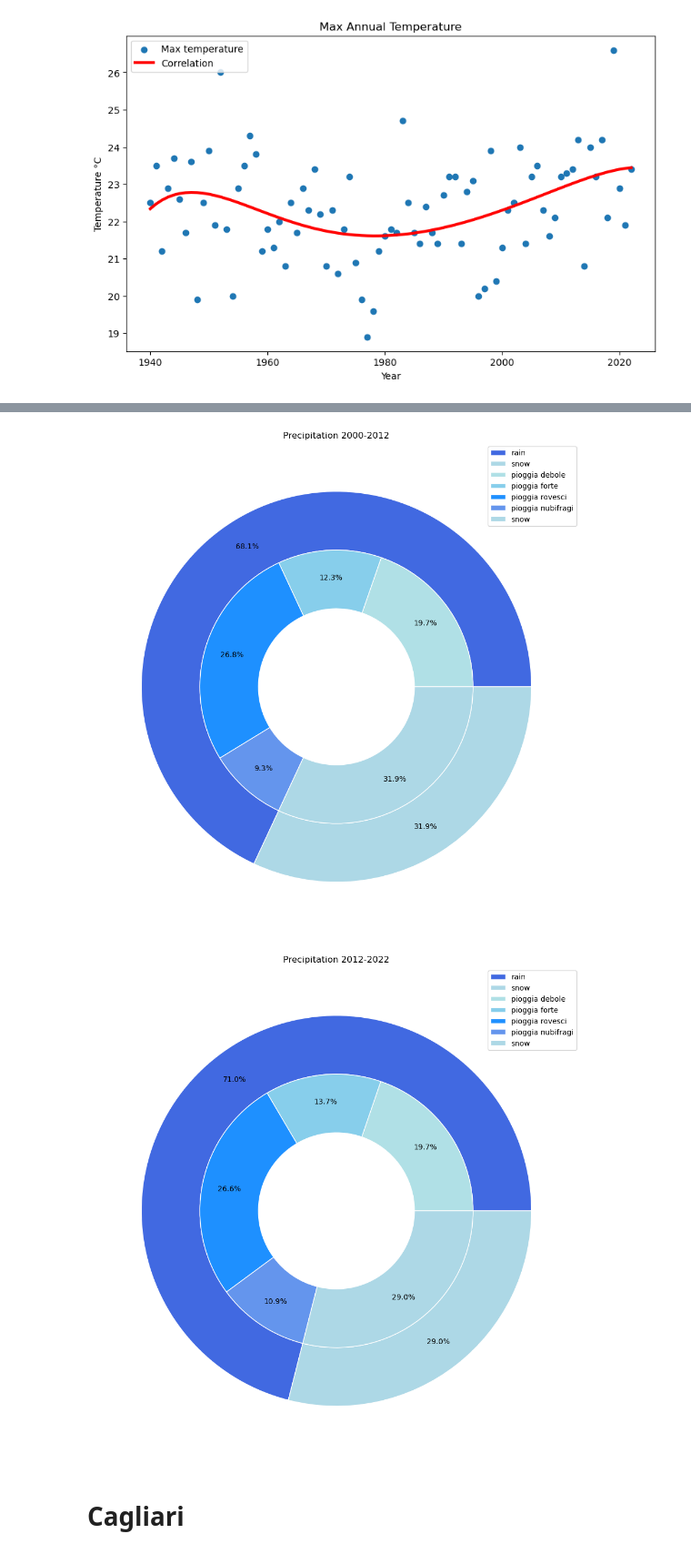
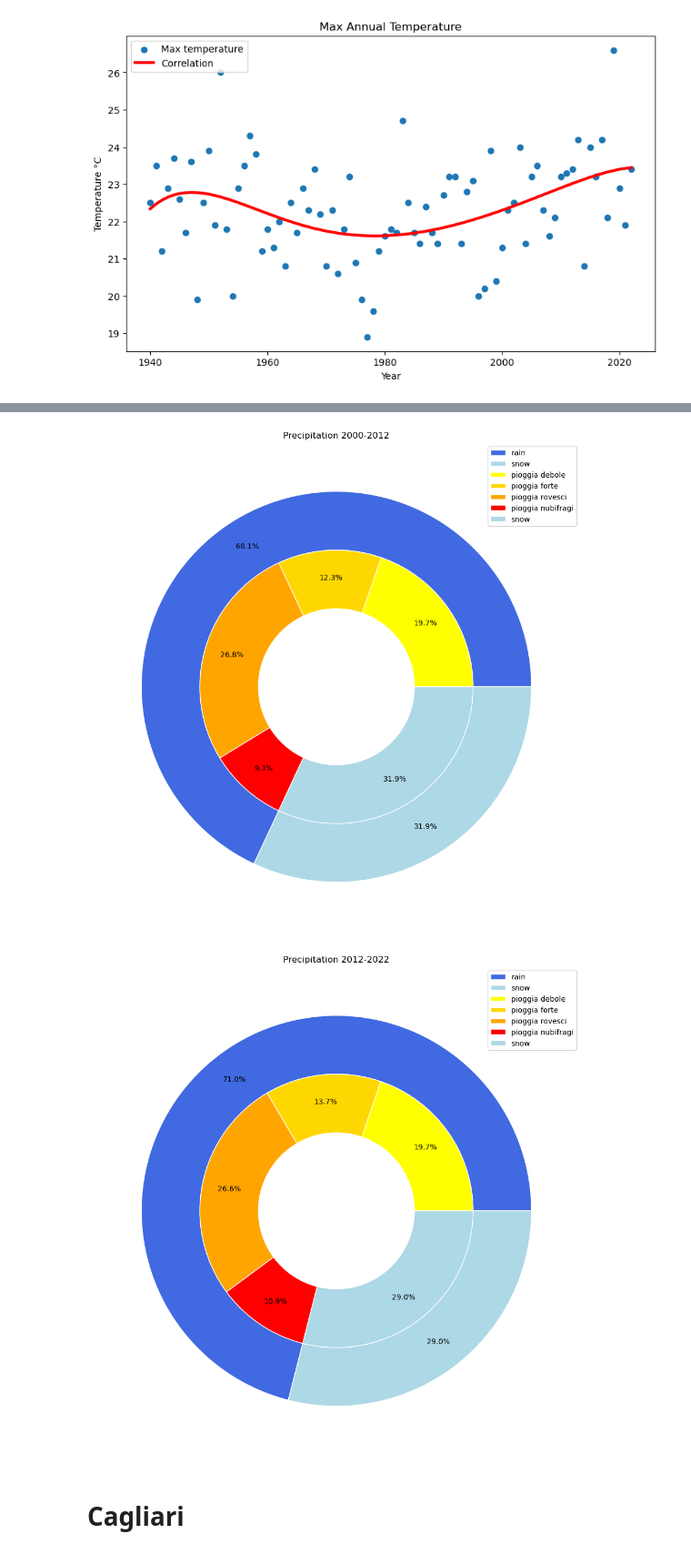
Before and after one commit to Favo02-unimi/visualizzazione-scientifica, a Jupyter notebook: climate.ipynb, the cells around one changed output, grey strips where cells are left out. Shown at 91% size. Cells and saved outputs as stored; diff of their text form; code cells hidden in the pictures.

```diff
--- a/climate.ipynb
+++ b/climate.ipynb
@@ -709,3 +754,3 @@ Correlazione anno-indice di concentrazione 0.03182023554980219
 # %%
-precipitation_composition(weather, years)
+precipitation_composition(weather, years, True)
 # %% [output]
@@ -713,5 +758,5 @@ precipitation_composition(weather, years)
-[figure, old version]
+[figure, new version]
-[figure, old version]
+[figure, new version]
 # %% [markdown]
 # Cagliari
 # %%
```
Also changed, not shown: parts of 28 cells of this notebook.
